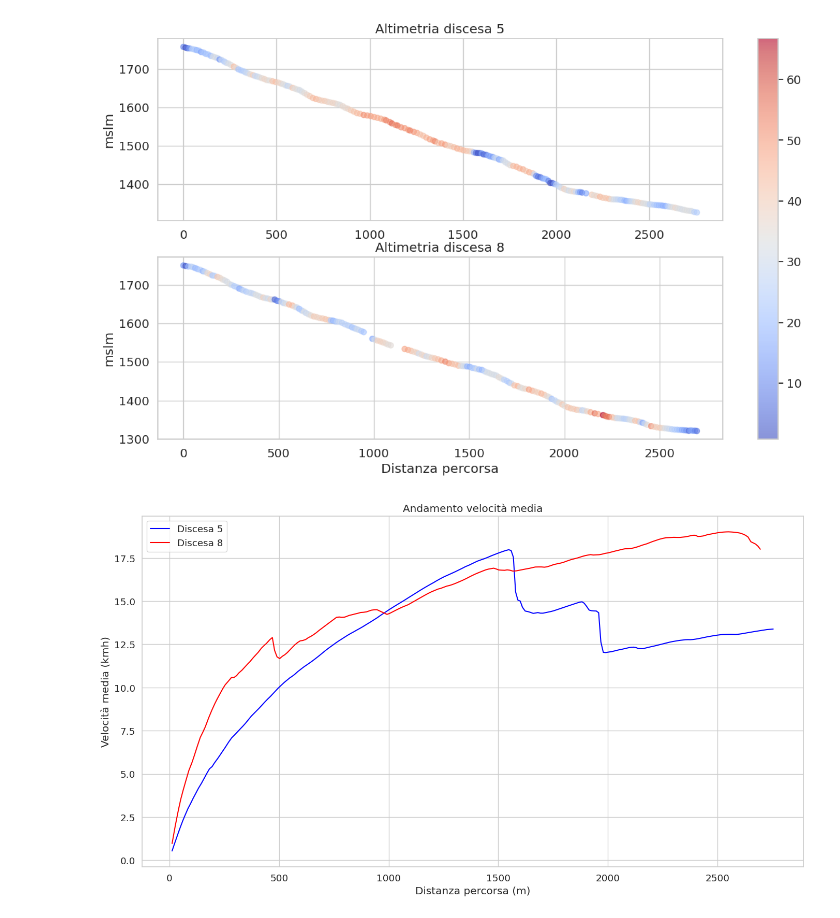
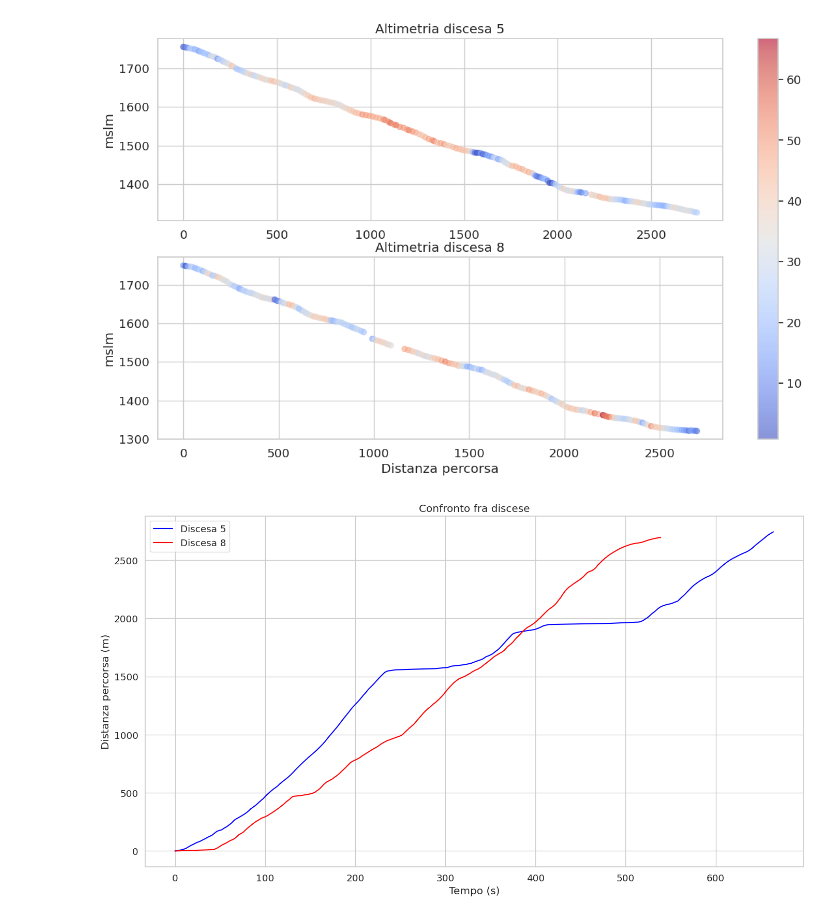
Before and after one commit to thomasmassarutto/DataSlopes, a Jupyter notebook: DataSlopes.ipynb, the cells around one changed output. Cells and saved outputs as stored; diff of their text form; code cells hidden in the pictures.

```diff
--- a/DataSlopes.ipynb
+++ b/DataSlopes.ipynb
@@ -875,31 +960,33 @@ plt.show()
 # %%
 f, ax = plt.subplots(1, 1, figsize=safe_image_size)
 
-ax.set_title("Andamento velocità media")
+ax.set_title("Confronto fra discese")
 
 sns.lineplot(
     ax=ax,
     data=gdf_discesa_5,
-    y="velocita",
-    x="distanza_percorsa_da_inizio",
+    y="distanza_percorsa_da_inizio",
+    x="tempo_da_inizio",
     color='blue',
     label='Discesa 5'
 )
 
 sns.lineplot(
     ax=ax,
     data=gdf_discesa_8,
-    y="velocita",
-    x="distanza_percorsa_da_inizio",
+    y="distanza_percorsa_da_inizio",
+    x="tempo_da_inizio",
     color='red',
     label='Discesa 8'
 )
 
-ax.set_ylabel("Velocità media (kmh)")
-ax.set_xlabel("Distanza percorsa (m)")
+ax.set_ylabel("Distanza percorsa (m)")
+ax.set_xlabel("Tempo (s)")
 ax.legend()
 
 plt.tight_layout()
+
+
 plt.show()
 # %% [output]
-[figure, old version]
+[figure, new version]
```
Also changed, not shown: parts of 7 cells of this notebook, 7 other files.
